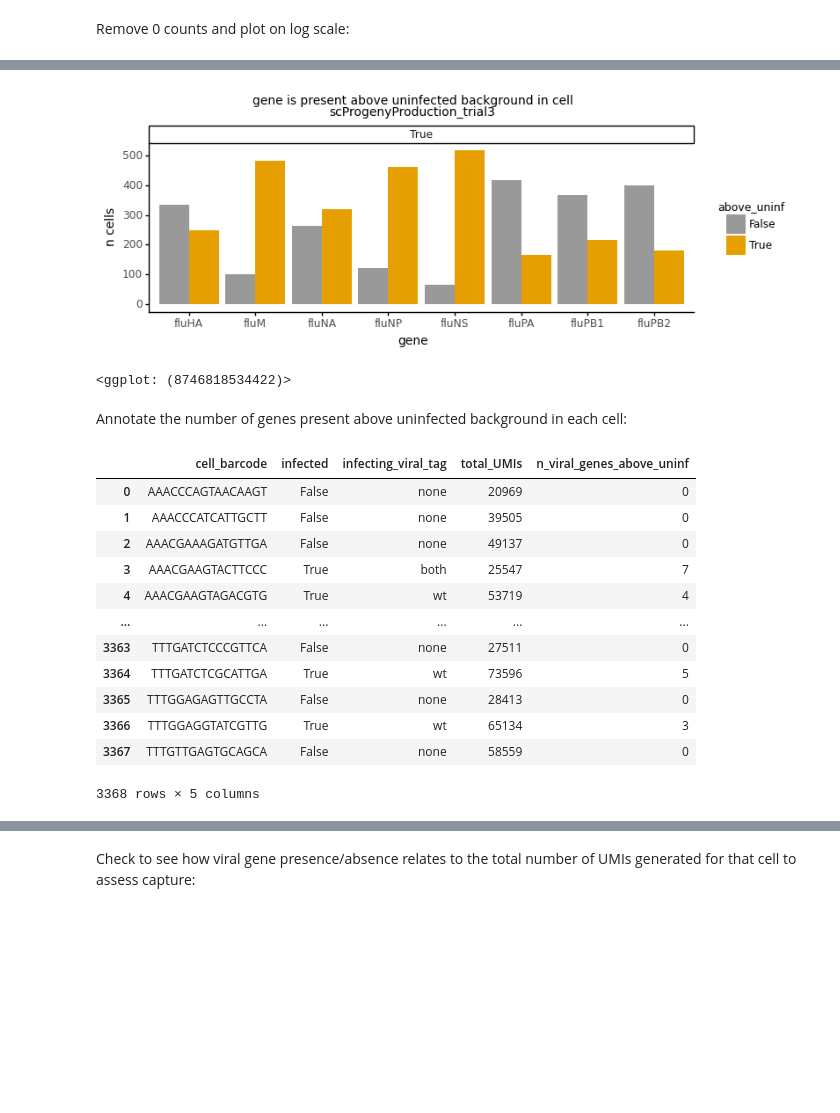
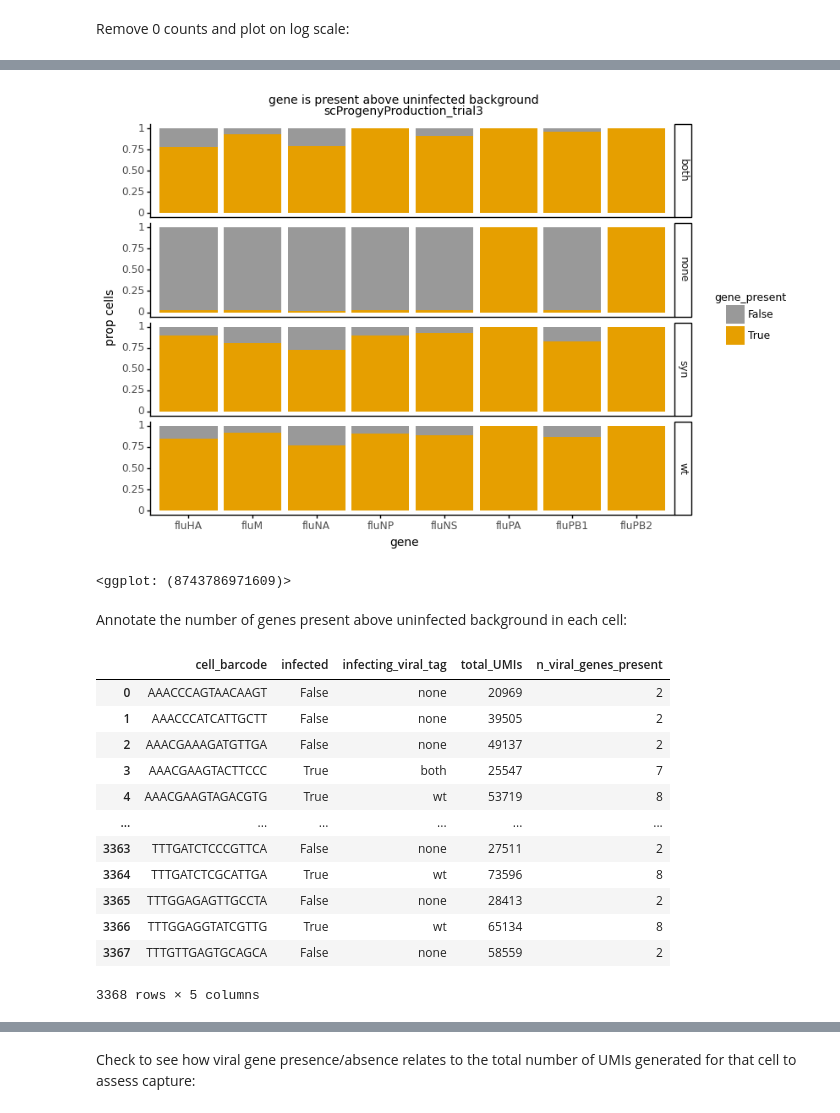
Before and after one commit to jbloomlab/barcoded_flu_pdmH1N1, a Jupyter notebook: scProgenyProduction_analysis.py.ipynb, the cells around one changed output, grey strips where cells are left out. Saved outputs shown, nothing was run; the diff lists cells and outputs as text; code cells hidden in the pictures; blank space fills up the shorter version.

```diff
--- a/scProgenyProduction_analysis.py.ipynb
+++ b/scProgenyProduction_analysis.py.ipynb
@@ -1194,4 +1255,0 @@ Finally, I will test whether each viral gene is expressed above the maximum back
-# %%
-viral_gene_expression_long['above_uninf'] = (viral_gene_expression_long['frac_UMIs'] >
-                                         viral_gene_expression_long['max_uninfected_frac'])
-viral_gene_expression_long
@@ -1211,0 +1258,11 @@ viral_gene_expression_long
+# %%
+p_cutoff = 0.05
+
+viral_gene_expression_long['uninfected_P'] = (
+    1 - scipy.stats.poisson.cdf(
+        k=viral_gene_expression_long['gene_UMIs'],
+        mu=viral_gene_expression_long['limit_UMIs']))
+
+viral_gene_expression_long['gene_present'] = (viral_gene_expression_long['uninfected_P'] < p_cutoff)
+
+viral_gene_expression_long
@@ -1233,0 +1348,11 @@ display(fig)
+# %%
+has_gene = pd.DataFrame(
+    viral_gene_expression_long
+    .groupby(['infected',
+              'infecting_viral_tag',
+              'gene'])
+    ['gene_present']
+    .value_counts(normalize=True)
+    .reset_index(name='prop_cells'))
+
+has_gene
@@ -1234,23 +1377,23 @@ display(fig)
 # %%
-fig = (p9.ggplot((viral_gene_expression_long
-                 .query('infected == True')),
+fig = (p9.ggplot((has_gene),
                   p9.aes(x='gene',
-                         fill='above_uninf')) +
-              p9.geom_bar(stat='count', position='dodge') +
-              p9.ggtitle('gene is present above uninfected background in cell\n'
+                         y='prop_cells',
+                         fill='gene_present')) +
+              p9.geom_bar(stat='identity') +
+              p9.ggtitle('gene is present above uninfected background\n'
                          f'{expt}') +
-              p9.ylab('n cells') +
-              p9.facet_grid('~infected') +
-              p9.theme(figure_size=(8, 2.5),
+              p9.ylab('prop cells') +
+              p9.facet_grid('infecting_viral_tag~') +
+              p9.theme(figure_size=(8, 6),
                        plot_title=p9.element_text(size=10),
                        axis_title=p9.element_text(size=10),
                        legend_title=p9.element_text(size=9),
                        legend_title_align='center') +
               p9.scale_fill_manual(CBPALETTE[0:]))
 display(fig)
 # %% [output]
-[figure, old version]
+[figure, new version]
-<ggplot: (8746818534422)>
+<ggplot: (8743786971609)>
 # %% [markdown]
 Annotate the number of genes present above uninfected background in each cell:
 # %%
@@ -1260,22 +1403,22 @@ n_above_uninf = (pd.pivot_table(
            'infected',
            'infecting_viral_tag',
            'total_UMIs'],
-    values='above_uninf',
+    values='gene_present',
     aggfunc=numpy.sum)
                  .reset_index()
-                 .rename(columns={'above_uninf':'n_viral_genes_above_uninf'}))
+                 .rename(columns={'gene_present':'n_viral_genes_present'}))
 n_above_uninf
 # %% [output]
-|  | cell_barcode | infected | infecting_viral_tag | total_UMIs | n_viral_genes_above_uninf |
-| 0 | AAACCCAGTAACAAGT | False | none | 20969 | 0 |
-| 1 | AAACCCATCATTGCTT | False | none | 39505 | 0 |
-| 2 | AAACGAAAGATGTTGA | False | none | 49137 | 0 |
+|  | cell_barcode | infected | infecting_viral_tag | total_UMIs | n_viral_genes_present |
+| 0 | AAACCCAGTAACAAGT | False | none | 20969 | 2 |
+| 1 | AAACCCATCATTGCTT | False | none | 39505 | 2 |
+| 2 | AAACGAAAGATGTTGA | False | none | 49137 | 2 |
 | 3 | AAACGAAGTACTTCCC | True | both | 25547 | 7 |
-| 4 | AAACGAAGTAGACGTG | True | wt | 53719 | 4 |
+| 4 | AAACGAAGTAGACGTG | True | wt | 53719 | 8 |
 | ... | ... | ... | ... | ... | ... |
-| 3363 | TTTGATCTCCCGTTCA | False | none | 27511 | 0 |
-| 3364 | TTTGATCTCGCATTGA | True | wt | 73596 | 5 |
-| 3365 | TTTGGAGAGTTGCCTA | False | none | 28413 | 0 |
-| 3366 | TTTGGAGGTATCGTTG | True | wt | 65134 | 3 |
-| 3367 | TTTGTTGAGTGCAGCA | False | none | 58559 | 0 |
+| 3363 | TTTGATCTCCCGTTCA | False | none | 27511 | 2 |
+| 3364 | TTTGATCTCGCATTGA | True | wt | 73596 | 8 |
+| 3365 | TTTGGAGAGTTGCCTA | False | none | 28413 | 2 |
+| 3366 | TTTGGAGGTATCGTTG | True | wt | 65134 | 8 |
+| 3367 | TTTGTTGAGTGCAGCA | False | none | 58559 | 2 |
 3368 rows × 5 columns
```
Also changed, not shown: parts of 56 cells of this notebook.
